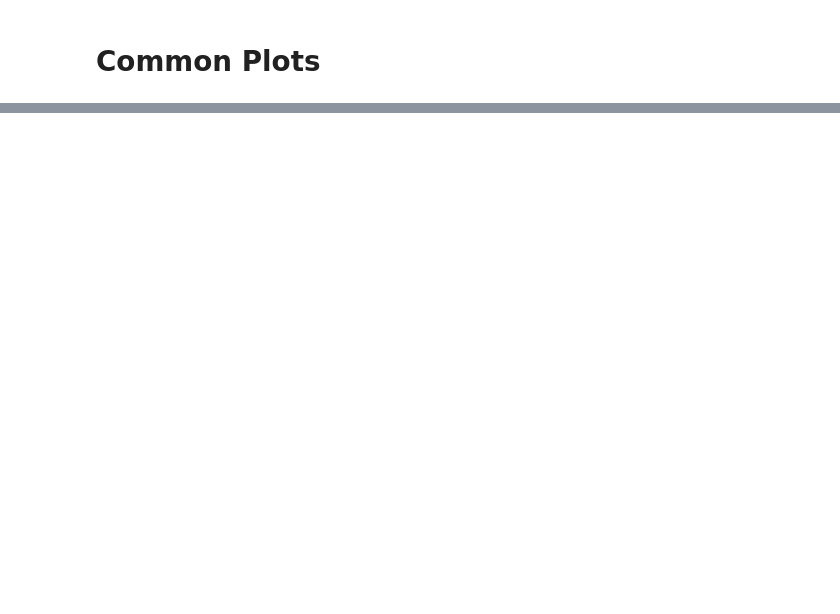
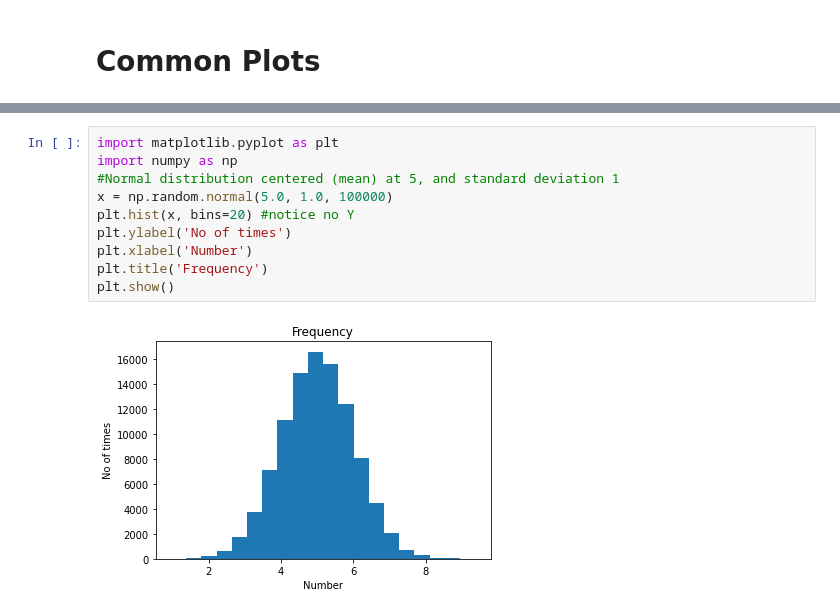
Before and after one commit to Data-Miners-Club/DS-Libraries, a Jupyter notebook: Common_Plots.ipynb, the cells around one changed output, grey strips where cells are left out. Drawn from its saved outputs; the diff is of its cells as text; blank space fills up the shorter version.

```diff
--- a/Common_Plots.ipynb
+++ b/Common_Plots.ipynb
@@ -6,0 +46,12 @@
+# %%
+import matplotlib.pyplot as plt
+import numpy as np
+#Normal distribution centered (mean) at 5, and standard deviation 1
+x = np.random.normal(5.0, 1.0, 100000)
+plt.hist(x, bins=20) #notice no Y
+plt.ylabel('No of times')
+plt.xlabel('Number')
+plt.title('Frequency')
+plt.show()
+# %% [output]
+[figure, added]
```
Also changed, not shown: parts of 26 cells of this notebook.
